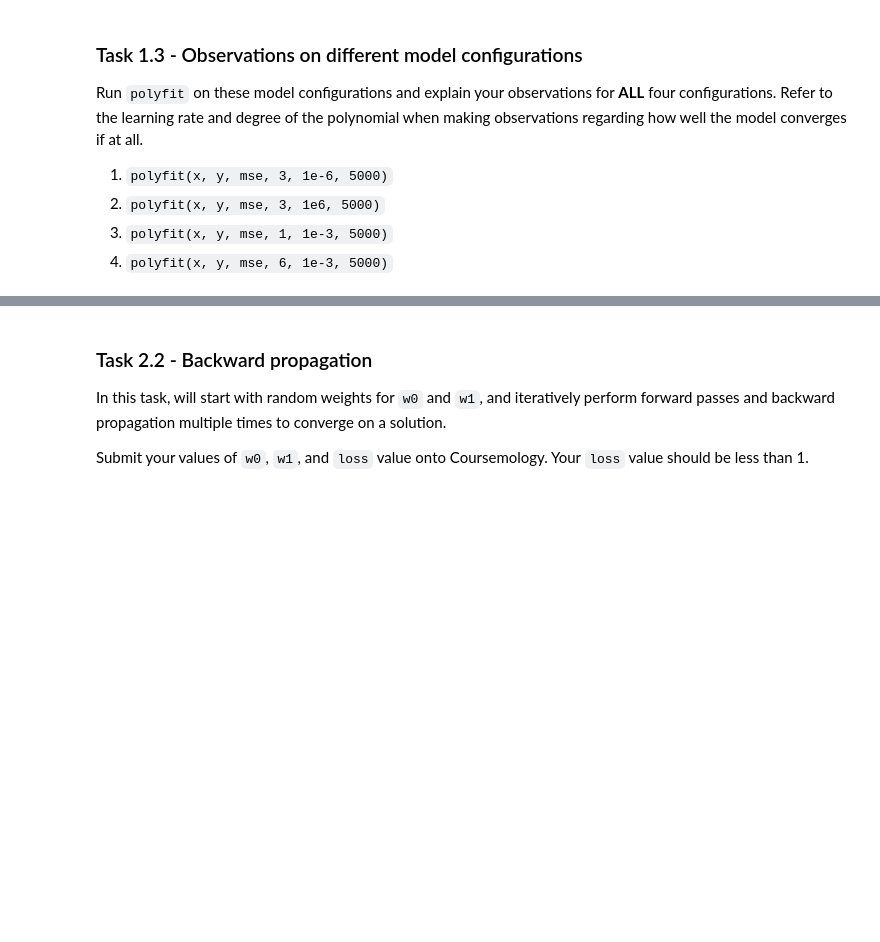
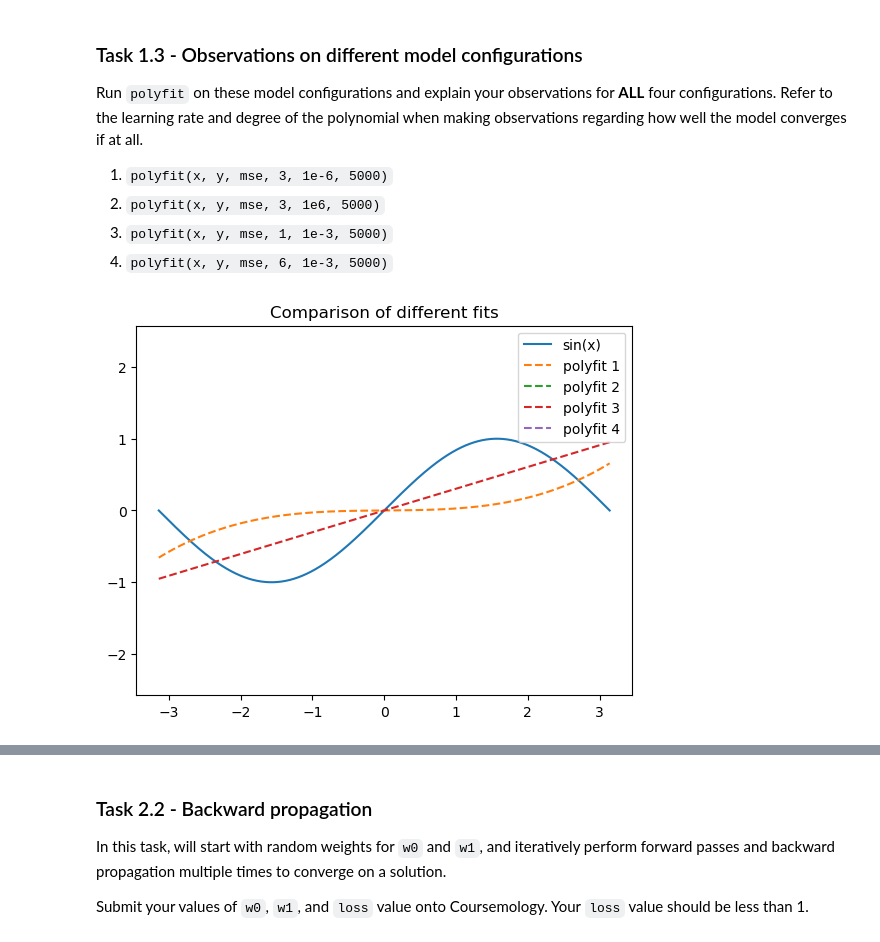
Before and after one commit to eunrcn/Y2S1, a Jupyter notebook: WK1-6/CS2109S/PS/ps6/ps6.ipynb, the cells around one changed output, grey strips where cells are left out. Cells and saved outputs as stored; diff of their text form; code cells hidden in the pictures; blank space fills up the shorter version.

```diff
--- a/WK1-6/CS2109S/PS/ps6/ps6.ipynb
+++ b/WK1-6/CS2109S/PS/ps6/ps6.ipynb
@@ -361,7 +363,70 @@ Run `polyfit` on these model configurations and explain your observations for <b
 3. `polyfit(x, y, mse, 1, 1e-3, 5000)`
 4. `polyfit(x, y, mse, 6, 1e-3, 5000)`
 # %%
-# You may use this cell to run your observations
+import torch
+import math
+import matplotlib.pyplot as plt
+
+def polyfit(x, y, loss_fn, n, lr, n_iter):
+    # Initialize the coefficients to zeros
+    coefficients = torch.zeros(n + 1, requires_grad=True)
+
+    for _ in range(n_iter):
+        # Calculate predicted y values using the current coefficients
+        y_pred = sum(coefficients[i] * x ** i for i in range(n + 1))
+
+        # Calculate the loss
+        loss = loss_fn(y, y_pred)
+
+        # Compute gradients
+        loss.backward()
+
+        # Update coefficients using gradient descent
+        with torch.no_grad():
+            coefficients -= lr * coefficients.grad
+            coefficients.grad.zero_()
+
+    return coefficients
+
+# Generate data
+x = torch.linspace(-math.pi, math.pi, 1000)
+y = torch.sin(x)
+
+# Define the MSE loss function
+mse = lambda y_true, y_pred: torch.mean(torch.square(y_pred - y_true))
+
+# Configuration 1: Low learning rate, Degree 3
+coefficients_config_1 = polyfit(x, y, mse, 3, 1e-6, 5000)
+
+# Configuration 2: High learning rate, Degree 3
+coefficients_config_2 = polyfit(x, y, mse, 3, 1e6, 5000)
+
+# Configuration 3: Moderate learning rate, Degree 1 (Linear)
+coefficients_config_3 = polyfit(x, y, mse, 1, 1e-3, 5000)
+
+# Configuration 4: Moderate learning rate, Degree 6
+coefficients_config_4 = polyfit(x, y, mse, 6, 1e-3, 5000)
+
+# Visualization
+plt.plot(x, y, linestyle='solid', label='sin(x)')
+
+# Calculate the fitted polynomials for all four configurations
+y_pred_config_1 = sum(coefficients_config_1[i] * x ** i for i in range(4))
+y_pred_config_2 = sum(coefficients_config_2[i] * x ** i for i in range(4))
+y_pred_config_3 = sum(coefficients_config_3[i] * x ** i for i in range(2))
+y_pred_config_4 = sum(coefficients_config_4[i] * x ** i for i in range(7))
+
+plt.plot(x, y_pred_config_1.detach().numpy(), linestyle='dashed', label='polyfit 1')
+plt.plot(x, y_pred_config_2.detach().numpy(), linestyle='dashed', label='polyfit 2')
+plt.plot(x, y_pred_config_3.detach().numpy(), linestyle='dashed', label='polyfit 3')
+plt.plot(x, y_pred_config_4.detach().numpy(), linestyle='dashed', label='polyfit 4')
+
+plt.axis('equal')
+plt.title('Comparison of different fits')
+plt.legend()
+plt.show()
+# %% [output]
+[figure, added]
 # %% [markdown]
 ---
 # 2 Computing gradients for arbitrary graphs
```
Also changed, not shown: parts of 6 cells of this notebook, 3 other files.
